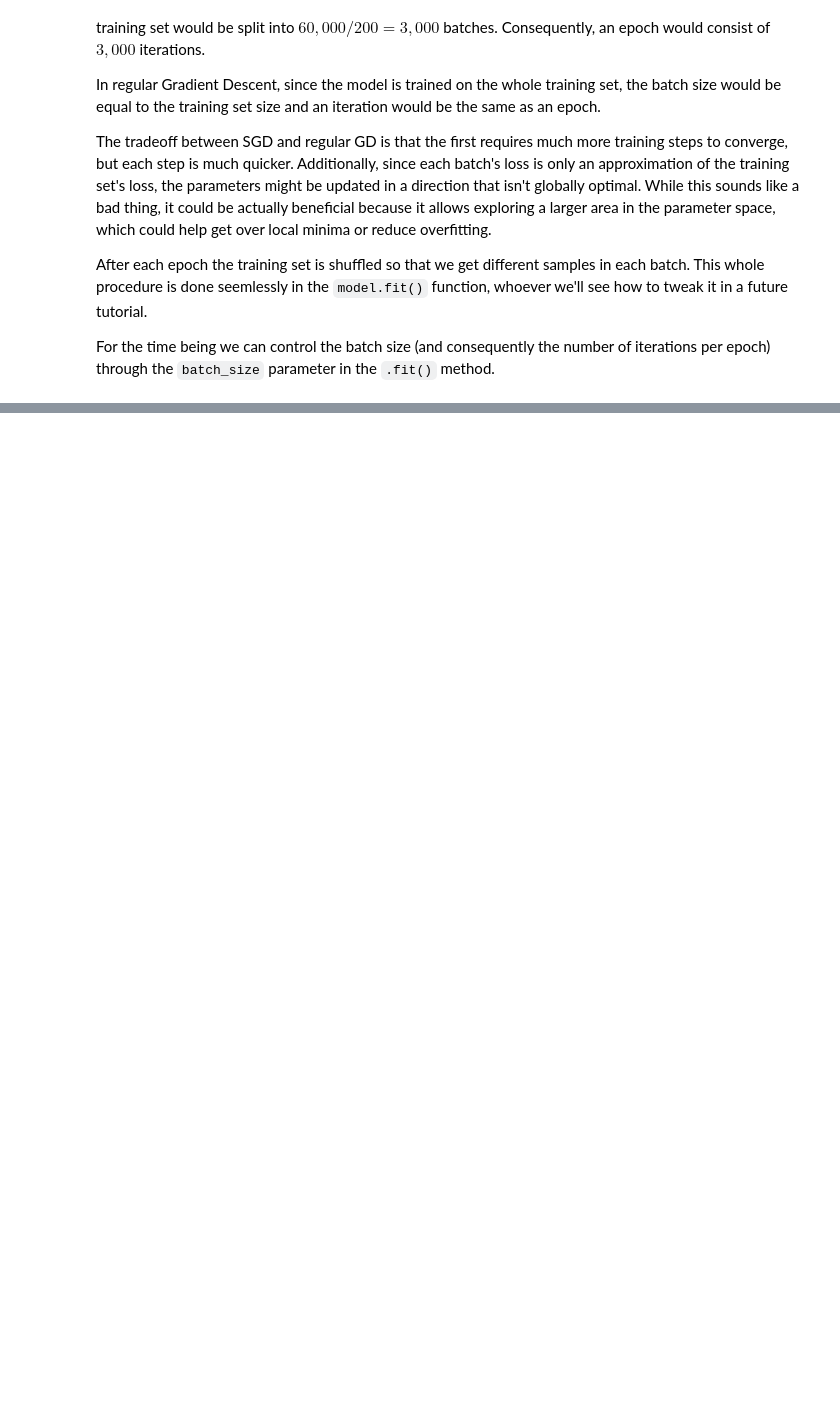
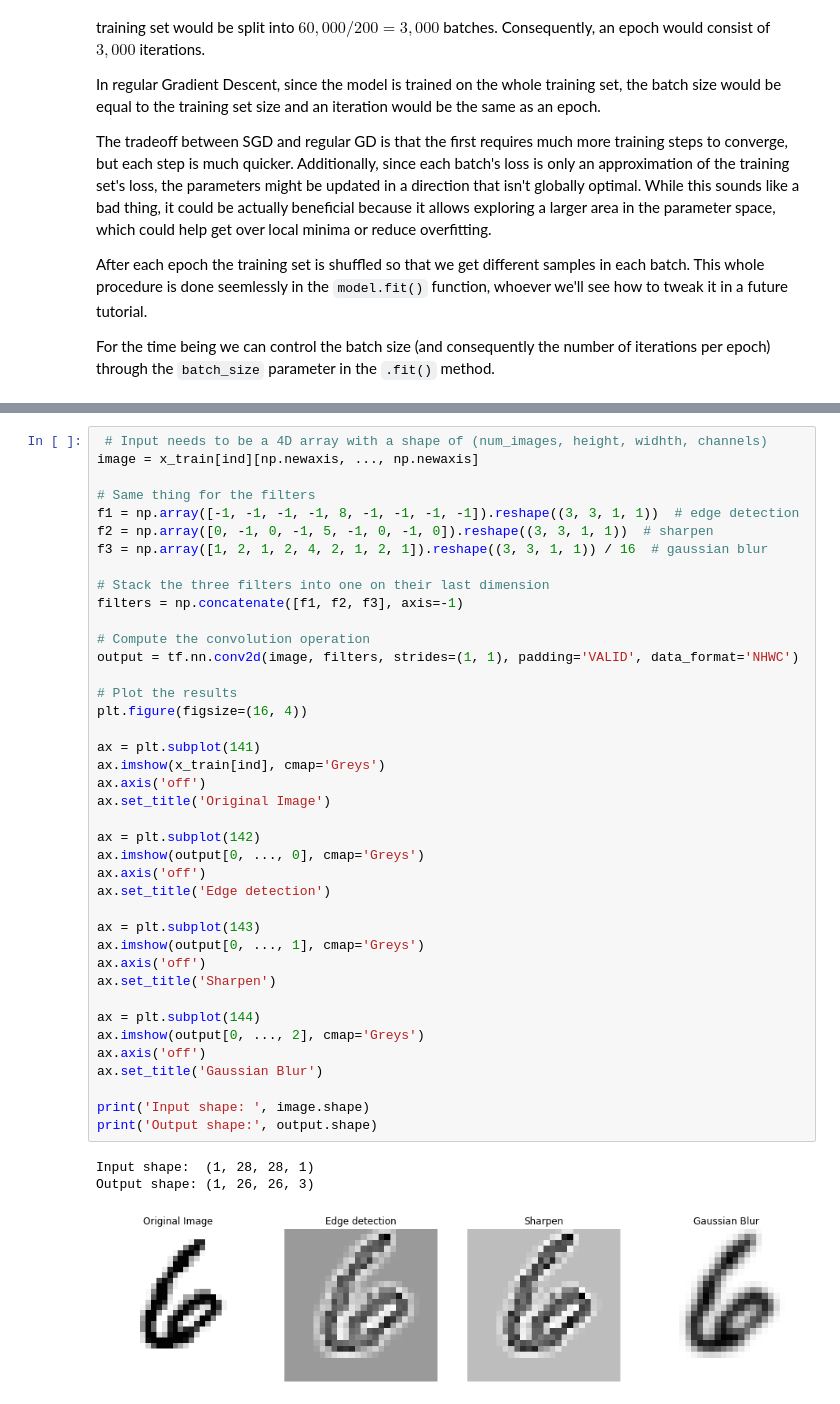
Before and after one commit to djib2011/tensorflow-dl-tutorial, a Jupyter notebook: 05_convolutional_neural_networks.ipynb, the cells around one changed output, grey strips where cells are left out. Saved outputs shown, nothing was run; the diff lists cells and outputs as text; blank space fills up the shorter version.

```diff
--- a/05_convolutional_neural_networks.ipynb
+++ b/05_convolutional_neural_networks.ipynb
@@ -248,0 +271,44 @@ A convolutional layer performs a 2D convolution operation on the input. We won't
+# %%
+ # Input needs to be a 4D array with a shape of (num_images, height, widhth, channels)
+image = x_train[ind][np.newaxis, ..., np.newaxis]
+
+# Same thing for the filters
+f1 = np.array([-1, -1, -1, -1, 8, -1, -1, -1, -1]).reshape((3, 3, 1, 1))  # edge detection
+f2 = np.array([0, -1, 0, -1, 5, -1, 0, -1, 0]).reshape((3, 3, 1, 1))  # sharpen
+f3 = np.array([1, 2, 1, 2, 4, 2, 1, 2, 1]).reshape((3, 3, 1, 1)) / 16  # gaussian blur
+
+# Stack the three filters into one on their last dimension
+filters = np.concatenate([f1, f2, f3], axis=-1)
+
+# Compute the convolution operation
+output = tf.nn.conv2d(image, filters, strides=(1, 1), padding='VALID', data_format='NHWC')
+
+# Plot the results
+plt.figure(figsize=(16, 4))
+
+ax = plt.subplot(141)
+ax.imshow(x_train[ind], cmap='Greys')
+ax.axis('off')
+ax.set_title('Original Image')
+
+ax = plt.subplot(142)
+ax.imshow(output[0, ..., 0], cmap='Greys')
+ax.axis('off')
+ax.set_title('Edge detection')
+
+ax = plt.subplot(143)
+ax.imshow(output[0, ..., 1], cmap='Greys')
+ax.axis('off')
+ax.set_title('Sharpen')
+
+ax = plt.subplot(144)
+ax.imshow(output[0, ..., 2], cmap='Greys')
+ax.axis('off')
+ax.set_title('Gaussian Blur')
+
+print('Input shape: ', image.shape)
+print('Output shape:', output.shape)
+# %% [output]
+Input shape:  (1, 28, 28, 1)
+Output shape: (1, 26, 26, 3)
+[figure, added]
```
Also changed, not shown: parts of 36 cells of this notebook.
